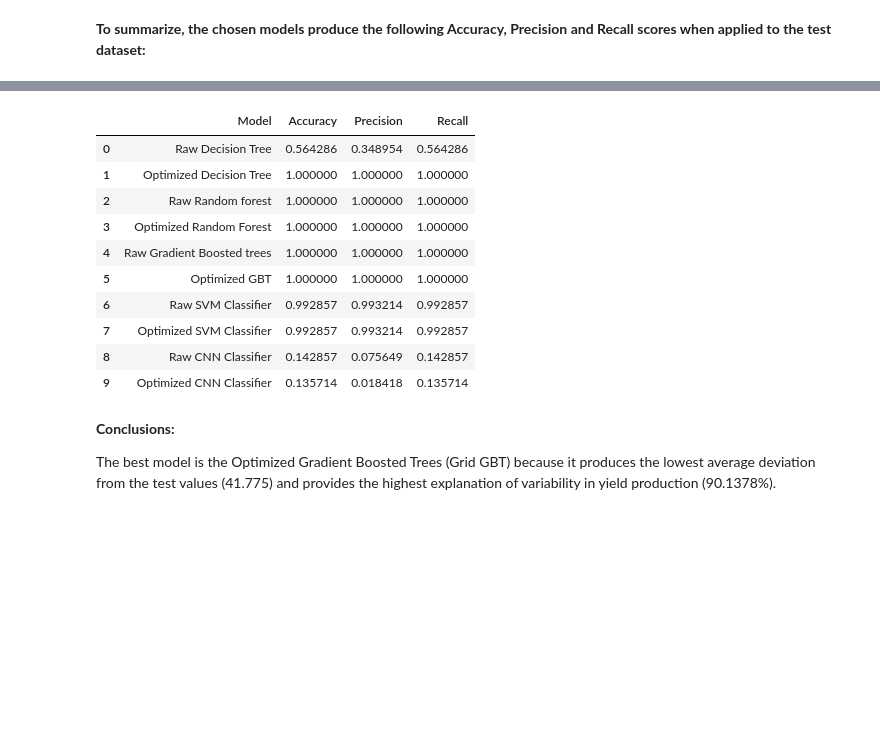
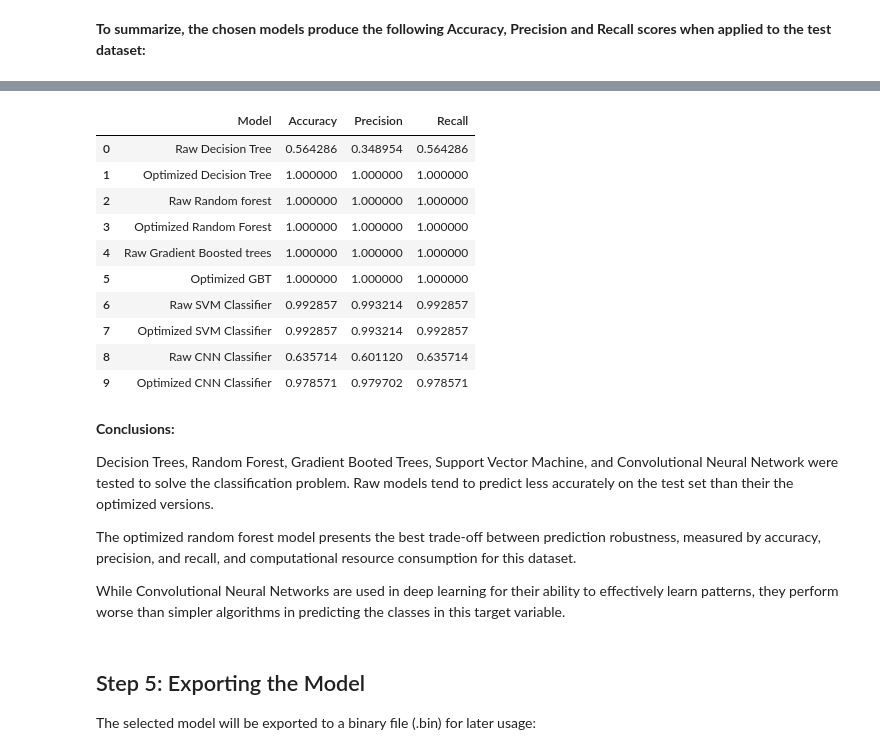
Before and after one commit to bizzaccelerator/classification_of_consumer_behaviour, a Jupyter notebook: notebook.ipynb, the cells around one changed output, grey strips where cells are left out. Cells and saved outputs as stored; diff of their text form; code cells hidden in the pictures; blank space fills up the shorter version.

Commit message:
All models compared. Best model exported.

```diff
--- a/notebook.ipynb
+++ b/notebook.ipynb
@@ -1298,7 +1298,7 @@ listed_models = {
 # The evaluation is performed by:
 result_scores = []
 for name, model in listed_models.items():
-    if 'SVM' in name:
+    if 'SVM' in name or 'CNN' in name:
         scaler = StandardScaler()
         X_test_scaled = scaler.fit_transform(X_test)
         y_pred = model.predict(X_test_scaled)
@@ -1322,15 +1322,22 @@ scores_summary
 |  | Model | Accuracy | Precision | Recall |
 | 0 | Raw Decision Tree | 0.564286 | 0.348954 | 0.564286 |
 | 1 | Optimized Decision Tree | 1.000000 | 1.000000 | 1.000000 |
 | 2 | Raw Random forest | 1.000000 | 1.000000 | 1.000000 |
 | 3 | Optimized Random Forest | 1.000000 | 1.000000 | 1.000000 |
 | 4 | Raw Gradient Boosted trees | 1.000000 | 1.000000 | 1.000000 |
 | 5 | Optimized GBT | 1.000000 | 1.000000 | 1.000000 |
 | 6 | Raw SVM Classifier | 0.992857 | 0.993214 | 0.992857 |
 | 7 | Optimized SVM Classifier | 0.992857 | 0.993214 | 0.992857 |
-| 8 | Raw CNN Classifier | 0.142857 | 0.075649 | 0.142857 |
-| 9 | Optimized CNN Classifier | 0.135714 | 0.018418 | 0.135714 |
+| 8 | Raw CNN Classifier | 0.635714 | 0.601120 | 0.635714 |
+| 9 | Optimized CNN Classifier | 0.978571 | 0.979702 | 0.978571 |
-# %% [markdown]
-__Conclusions:__
-
-The best model is the Optimized Gradient Boosted Trees (Grid GBT) because it produces the lowest average deviation from the test values (41.775) and provides the highest explanation of variability in yield production (90.1378%).
+# %% [markdown]
+__Conclusions:__
+
+Decision Trees, Random Forest, Gradient Booted Trees, Support Vector Machine, and Convolutional Neural Network were tested to solve the classification problem. Raw models tend to predict less accurately on the test set than their the optimized versions.
+
+The optimized random forest model presents the best trade-off between prediction robustness, measured by accuracy, precision, and recall, and computational resource consumption for this dataset.
+
+While Convolutional Neural Networks are used in deep learning for their ability to effectively learn patterns, they perform worse than simpler algorithms in predicting the classes in this target variable.
+# %% [markdown]
+## Step 5: Exporting the Model
+The selected model will be exported to a binary file (.bin) for later usage:
```
Also changed, not shown: parts of 4 cells of this notebook, 1 other file.
